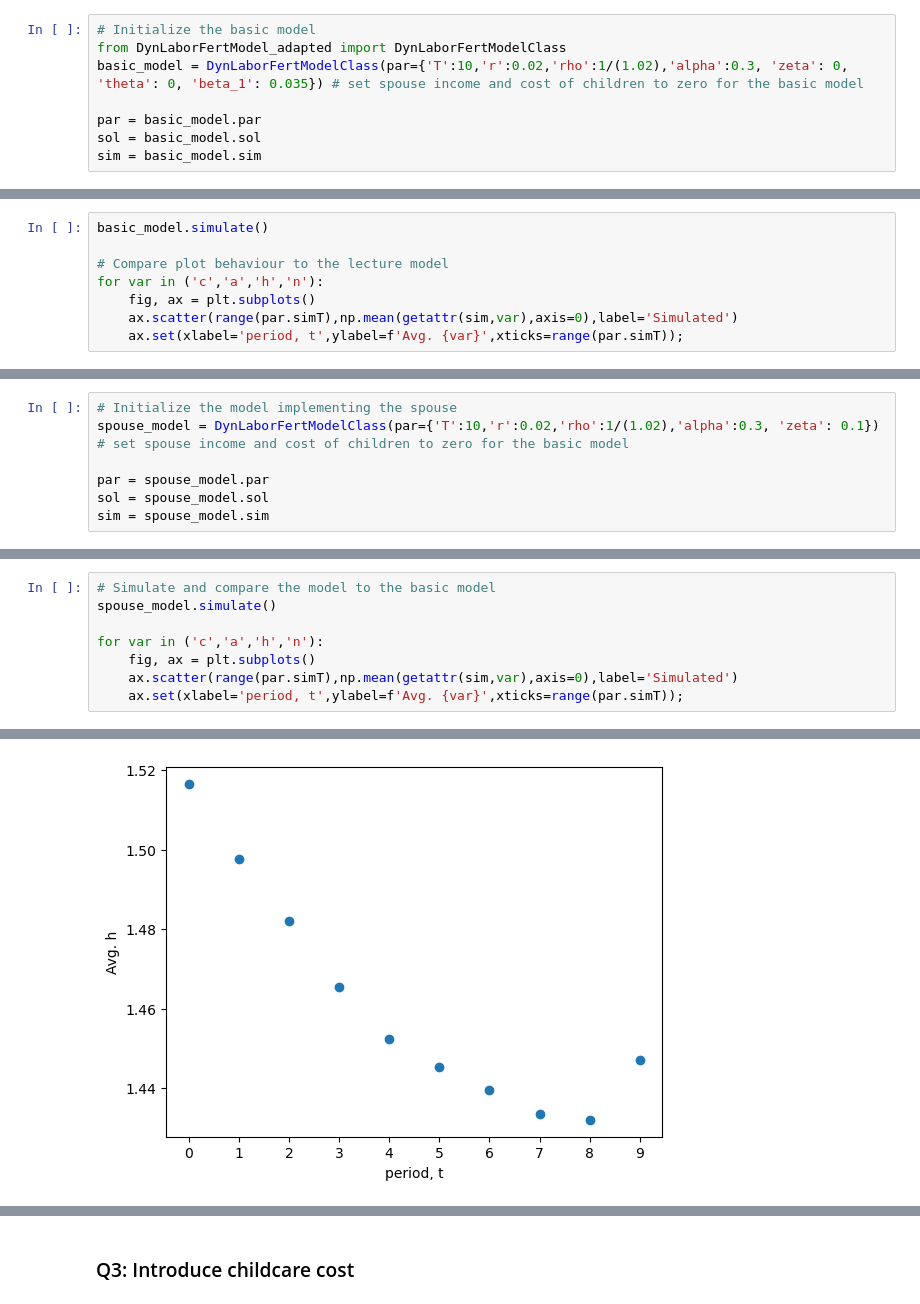
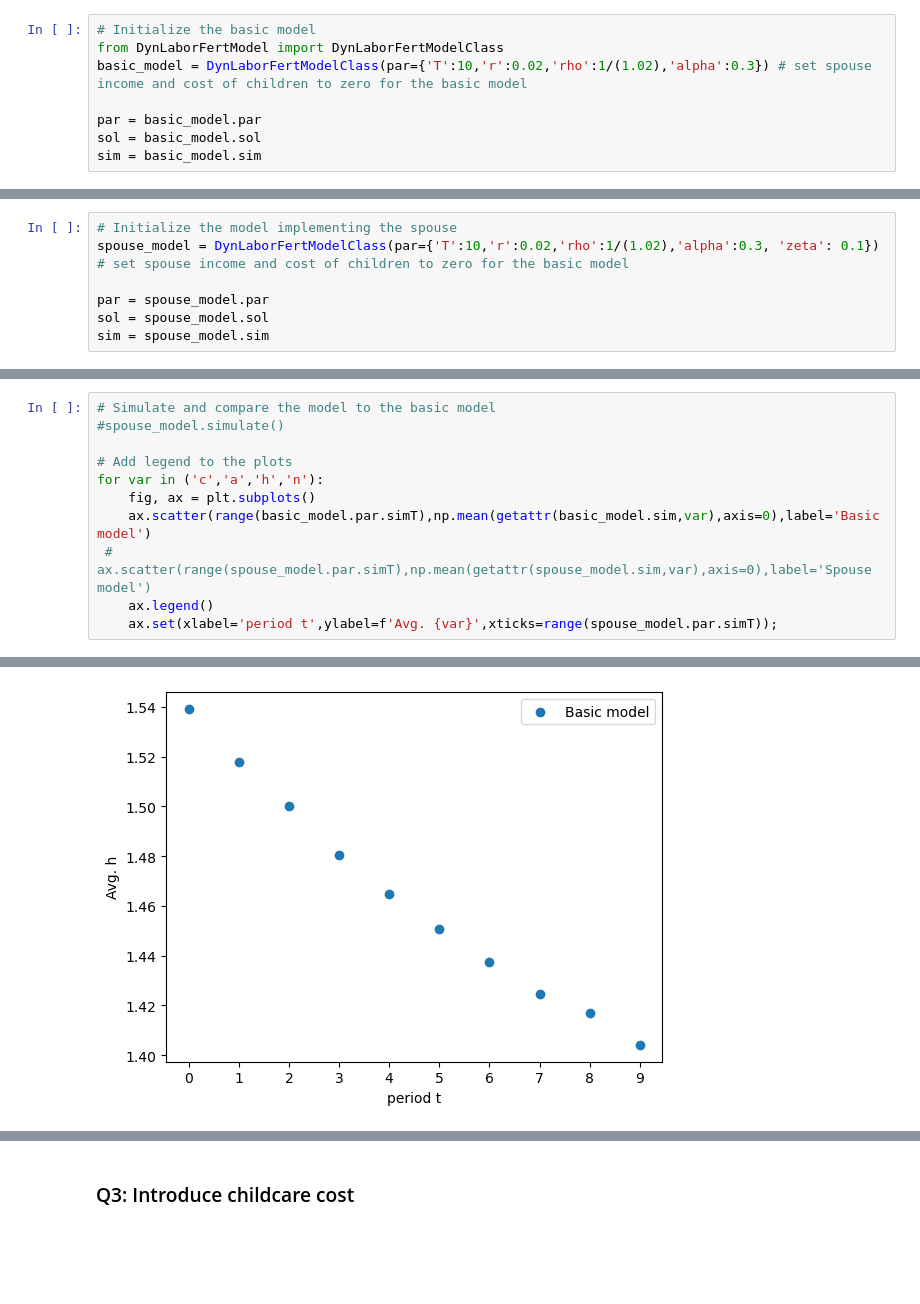
Before and after one commit to paulphilipphax/HouseholdBehavior, a Jupyter notebook: Assignments/01/Assignment1.ipynb, the cells around one changed output, grey strips where cells are left out. Saved outputs shown, nothing was run; the diff lists cells and outputs as text; blank space fills up the shorter version.

```diff
--- a/Assignments/01/Assignment1.ipynb
+++ b/Assignments/01/Assignment1.ipynb
@@ -16,8 +16,8 @@ The autoreload extension is already loaded. To reload it, use:
 ## Basic Model
 # %%
 # Initialize the basic model
-from DynLaborFertModel_adapted import DynLaborFertModelClass
-basic_model = DynLaborFertModelClass(par={'T':10,'r':0.02,'rho':1/(1.02),'alpha':0.3, 'zeta': 0, 'theta': 0, 'beta_1': 0.035}) # set spouse income and cost of children to zero for the basic model
+from DynLaborFertModel import DynLaborFertModelClass
+basic_model = DynLaborFertModelClass(par={'T':10,'r':0.02,'rho':1/(1.02),'alpha':0.3}) # set spouse income and cost of children to zero for the basic model
 
 par = basic_model.par
 sol = basic_model.sol
@@ -34,8 +32,0 @@ Wall time: 17.8 s
-# %%
-basic_model.simulate()
-
-# Compare plot behaviour to the lecture model
-for var in ('c','a','h','n'):
-    fig, ax = plt.subplots()
-    ax.scatter(range(par.simT),np.mean(getattr(sim,var),axis=0),label='Simulated')
-    ax.set(xlabel='period, t',ylabel=f'Avg. {var}',xticks=range(par.simT));
@@ -118,9 +104,12 @@ Wall time: 16.8 s
 # %%
 # Simulate and compare the model to the basic model
-spouse_model.simulate()
+#spouse_model.simulate()
 
+# Add legend to the plots
 for var in ('c','a','h','n'):
     fig, ax = plt.subplots()
-    ax.scatter(range(par.simT),np.mean(getattr(sim,var),axis=0),label='Simulated')
-    ax.set(xlabel='period, t',ylabel=f'Avg. {var}',xticks=range(par.simT));
+    ax.scatter(range(basic_model.par.simT),np.mean(getattr(basic_model.sim,var),axis=0),label='Basic model')
+ #   ax.scatter(range(spouse_model.par.simT),np.mean(getattr(spouse_model.sim,var),axis=0),label='Spouse model')
+    ax.legend()
+    ax.set(xlabel='period t',ylabel=f'Avg. {var}',xticks=range(spouse_model.par.simT));
 # %% [output]
@@ -129 +118 @@ for var in ('c','a','h','n'):
-[figure, old version]
+[figure, new version]
```
Also changed, not shown: parts of 9 cells of this notebook, 2 other files.
